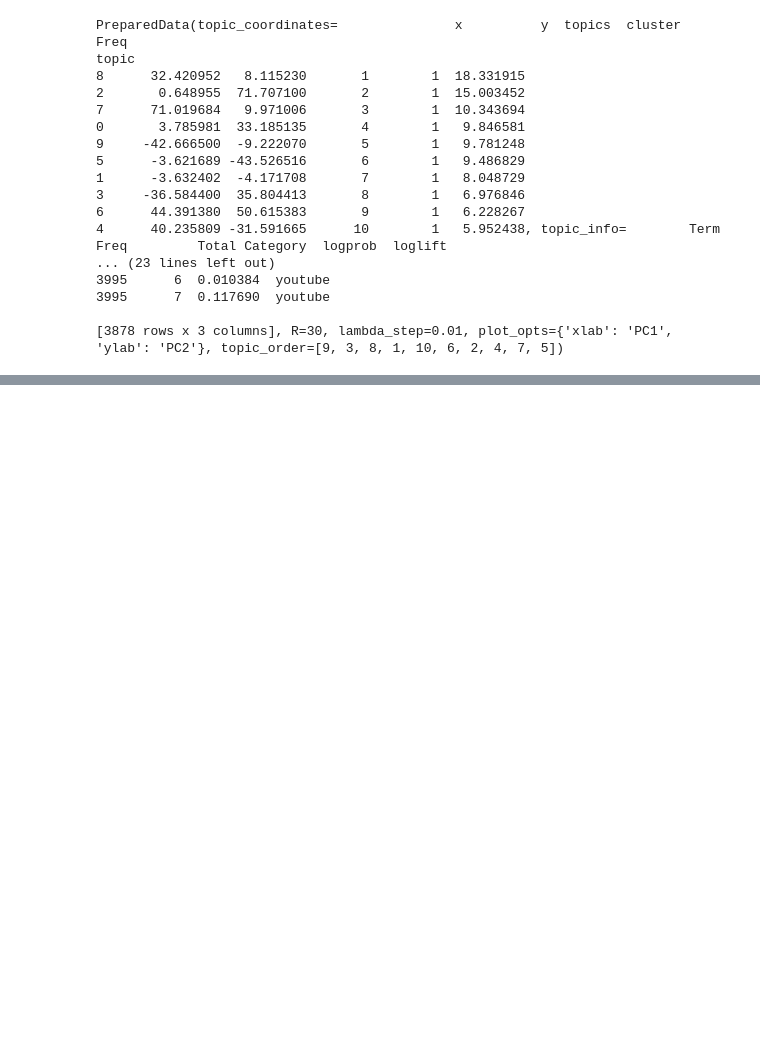
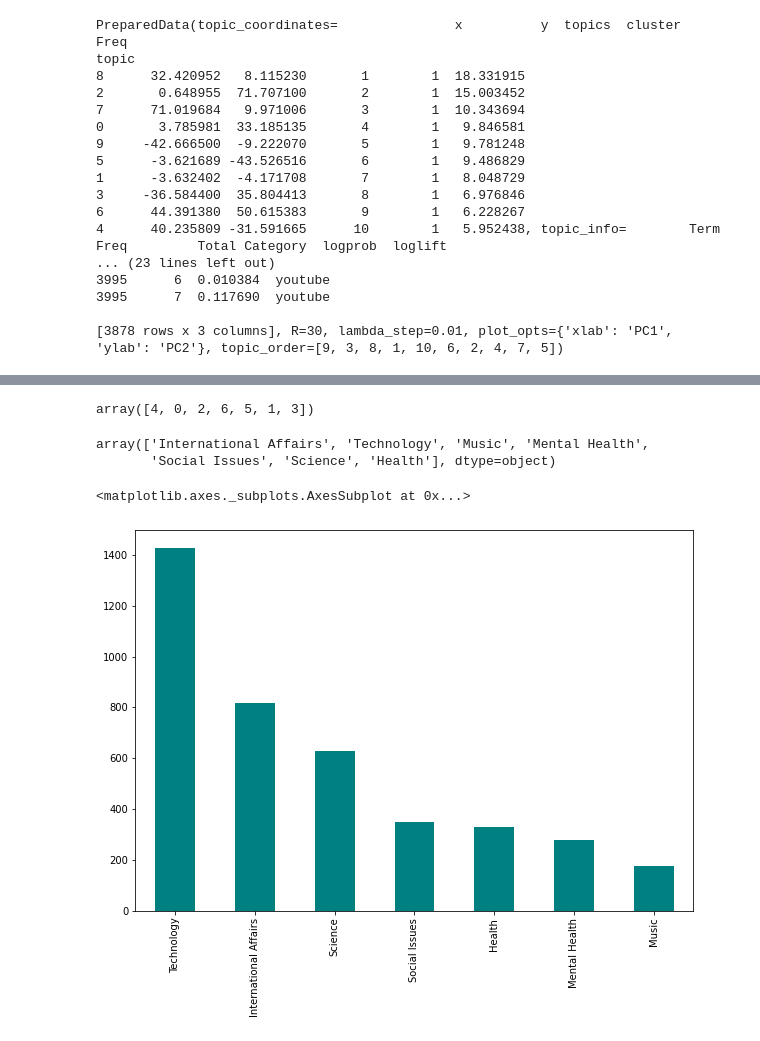
Before and after one commit to sspaulc/TED_TALKS_VIEWS_PREDICTION, a Jupyter notebook: Sanchita_Ted_Talks_Views.ipynb, the cells around one changed output, grey strips where cells are left out. Saved outputs shown, nothing was run; the diff lists cells and outputs as text; code cells hidden in the pictures; blank space fills up the shorter version.

```diff
--- a/Sanchita_Ted_Talks_Views.ipynb
+++ b/Sanchita_Ted_Talks_Views.ipynb
@@ -1426,0 +1431,10 @@ topic
+# %%
+tfidf_vectorizer = TfidfVectorizer(stop_words='english',max_df=0.25,min_df=5)
+doc_term_matrix = tfidf_vectorizer.fit_transform(data['transcript'].values.astype('U'))
+# %%
+#Probability matrix of the probabilities of words
+
+from sklearn.decomposition import NMF
+
+nmf = NMF(n_components=7, random_state=42)
+nmf.fit(doc_term_matrix )
@@ -1426,0 +1468,4 @@ topic
+# %%
+topic_values = nmf.transform(doc_term_matrix)
+data['Topic_Cluster'] = topic_values.argmax(axis=1)
+data.head(2)
@@ -1426,0 +1476,22 @@ topic
+# %%
+data['Topic_Cluster'].unique()
+# %% [output]
+array([4, 0, 2, 6, 5, 1, 3])
+# %%
+# Replace the the values
+
+replace_values={0:'Technology',1:'Science',2:'Music',3:'Health',4:'International Affairs',5:'Social Issues',6:'Mental Health'}
+
+data['Topic_Cluster']= data['Topic_Cluster'].map(replace_values)
+# %%
+data['Topic_Cluster'].unique()
+# %% [output]
+array(['International Affairs', 'Technology', 'Music', 'Mental Health',
+       'Social Issues', 'Science', 'Health'], dtype=object)
+# %%
+#checking the count of each of these topics
+
+data['Topic_Cluster'].value_counts().sort_values(ascending= False).plot(kind='bar',color='teal')
+# %% [output]
+<matplotlib.axes._subplots.AxesSubplot at 0x...>
+[figure, added]
```
Also changed, not shown: parts of 12 cells of this notebook.
